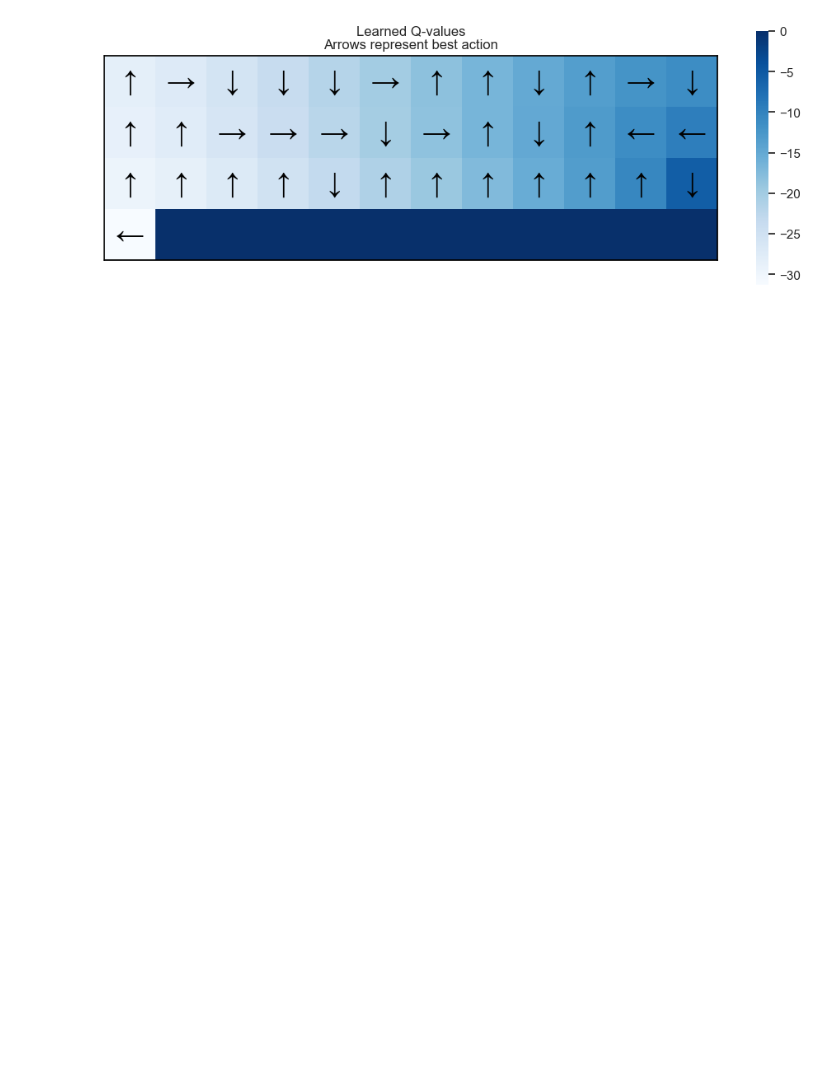
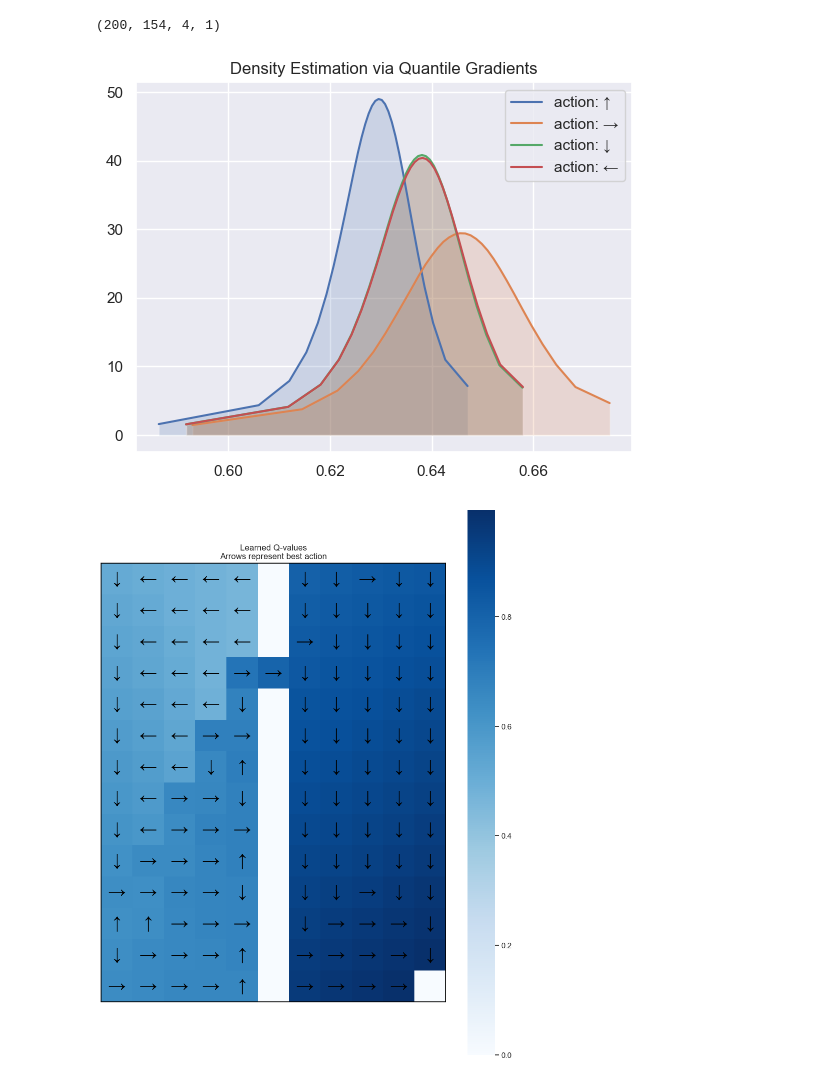
Before and after one commit to AlecHero/QuantileRegressionProject, a Jupyter notebook: tabular qr.ipynb, the cells around one changed output. Cells and saved outputs as stored; diff of their text form; code cells hidden in the pictures; blank space fills up the shorter version.

```diff
--- a/tabular qr.ipynb
+++ b/tabular qr.ipynb
@@ -95,11 +87,16 @@ WindyRooms-v1_sweep                     : 15.04 MB
 # %%
 returns = MonteCarlo(env, policy, epsilon=params.epsilon, total_episodes=10_000)
 plt.hist(returns, bins=50);
+# %%
+tables.shape
+# %% [output]
+(200, 154, 4, 1)
 # %%
-tables, qtables, params = load_experiment("CliffWalkingSlippery-v1_prime")
+tables, qtables, params = load_experiment("WindyRooms-v1_sweep")
 
-# plot_grad(tables[-1, 2], params)
+plot_grad(tables[-1, 143], params)
 plot_optimal_action(qtables[-1], params)
 display_qtables(qtables, params)
 # %% [output]
-[figure, old version]
+[figure, new version]
+[figure, added]
```
Also changed, not shown: parts of 1 cell of this notebook.
